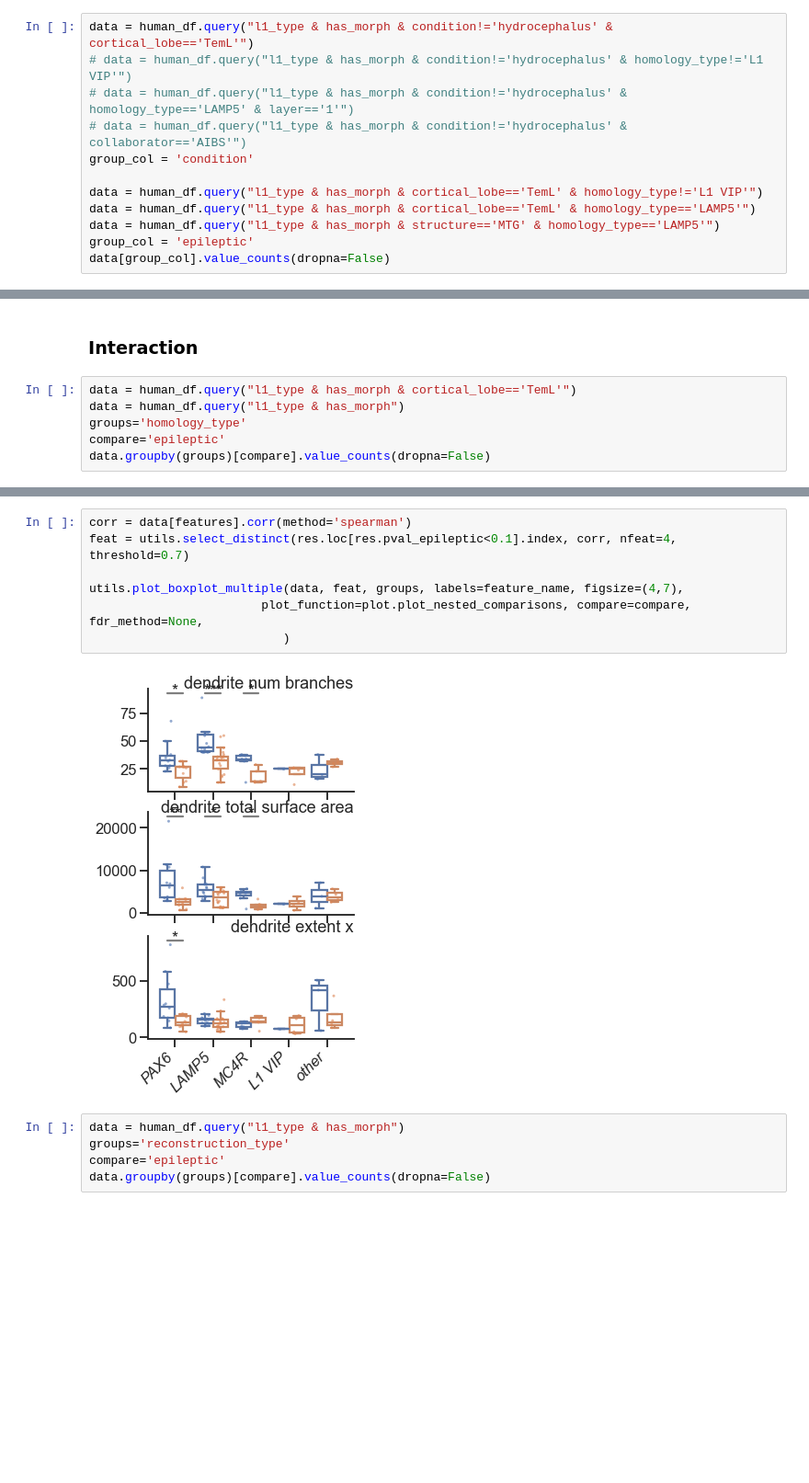
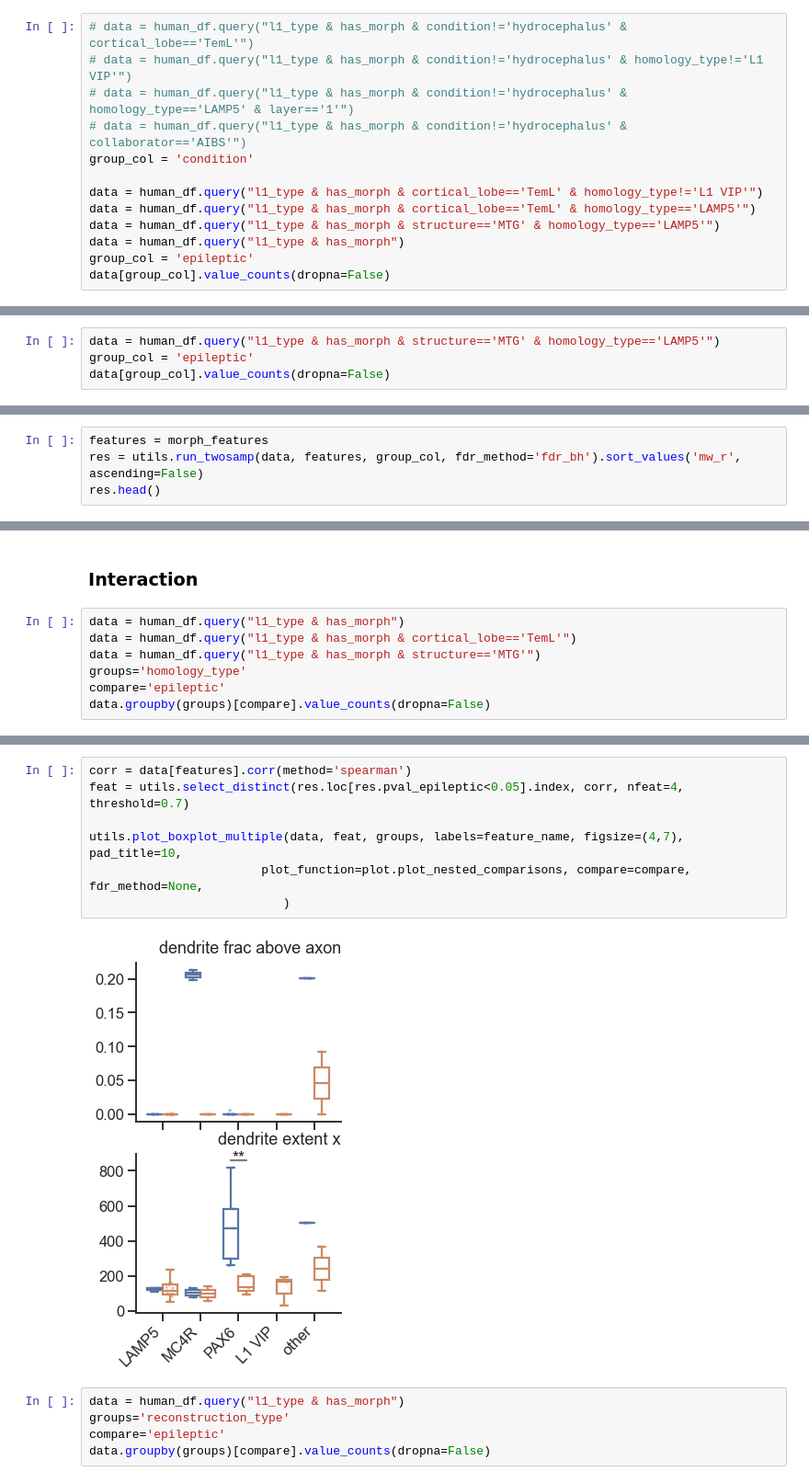
Before and after one commit to AllenInstitute/patchseq_human_L1, a Jupyter notebook: notebooks/l1_metadata_effects.ipynb, the cells around one changed output, grey strips where cells are left out. Shown at 92% size. Drawn from its saved outputs; the diff is of its cells as text; blank space fills up the shorter version.

```diff
--- a/notebooks/l1_metadata_effects.ipynb
+++ b/notebooks/l1_metadata_effects.ipynb
@@ -531,7 +530,7 @@ utils.plot_boxplot_multiple(data, feat, groups, labels=feature_name, figsize=(4,
 # %% [markdown]
 ## morpho
 # %%
-data = human_df.query("l1_type & has_morph & condition!='hydrocephalus' & cortical_lobe=='TemL'")
+# data = human_df.query("l1_type & has_morph & condition!='hydrocephalus' & cortical_lobe=='TemL'")
 # data = human_df.query("l1_type & has_morph & condition!='hydrocephalus' & homology_type!='L1 VIP'")
 # data = human_df.query("l1_type & has_morph & condition!='hydrocephalus' & homology_type=='LAMP5' & layer=='1'")
 # data = human_df.query("l1_type & has_morph & condition!='hydrocephalus' & collaborator=='AIBS'")
@@ -540,6 +539,7 @@ group_col = 'condition'
 data = human_df.query("l1_type & has_morph & cortical_lobe=='TemL' & homology_type!='L1 VIP'")
 data = human_df.query("l1_type & has_morph & cortical_lobe=='TemL' & homology_type=='LAMP5'")
 data = human_df.query("l1_type & has_morph & structure=='MTG' & homology_type=='LAMP5'")
+data = human_df.query("l1_type & has_morph")
 group_col = 'epileptic'
 data[group_col].value_counts(dropna=False)
 # %% [output]
@@ -579,0 +580,4 @@ utils.plot_boxplot_multiple(data, feat, group_col, labels=feature_name, test='ma
+# %%
+data = human_df.query("l1_type & has_morph & structure=='MTG' & homology_type=='LAMP5'")
+group_col = 'epileptic'
+data[group_col].value_counts(dropna=False)
@@ -579,0 +588,4 @@ utils.plot_boxplot_multiple(data, feat, group_col, labels=feature_name, test='ma
+# %%
+features = morph_features
+res = utils.run_twosamp(data, features, group_col, fdr_method='fdr_bh').sort_values('mw_r', ascending=False)
+res.head()
@@ -586,8 +613,9 @@ utils.plot_boxplot_multiple(data, feat, group_col, labels=feature_name, test='ma
 # %% [markdown]
 ### Interaction
 # %%
+data = human_df.query("l1_type & has_morph")
 data = human_df.query("l1_type & has_morph & cortical_lobe=='TemL'")
-data = human_df.query("l1_type & has_morph")
+data = human_df.query("l1_type & has_morph & structure=='MTG'")
 groups='homology_type'
 compare='epileptic'
 data.groupby(groups)[compare].value_counts(dropna=False)
@@ -620,12 +647,12 @@ res.head()
 # %%
 corr = data[features].corr(method='spearman')
-feat = utils.select_distinct(res.loc[res.pval_epileptic<0.1].index, corr, nfeat=4, threshold=0.7)
+feat = utils.select_distinct(res.loc[res.pval_epileptic<0.05].index, corr, nfeat=4, threshold=0.7)
 
-utils.plot_boxplot_multiple(data, feat, groups, labels=feature_name, figsize=(4,7),
+utils.plot_boxplot_multiple(data, feat, groups, labels=feature_name, figsize=(4,7), pad_title=10,
                         plot_function=plot.plot_nested_comparisons, compare=compare, fdr_method=None,
                            )
 # %% [output]
-[figure, old version]
+[figure, new version]
 # %%
 data = human_df.query("l1_type & has_morph")
 groups='reconstruction_type'
```
Also changed, not shown: parts of 13 cells of this notebook, 17 other files.
